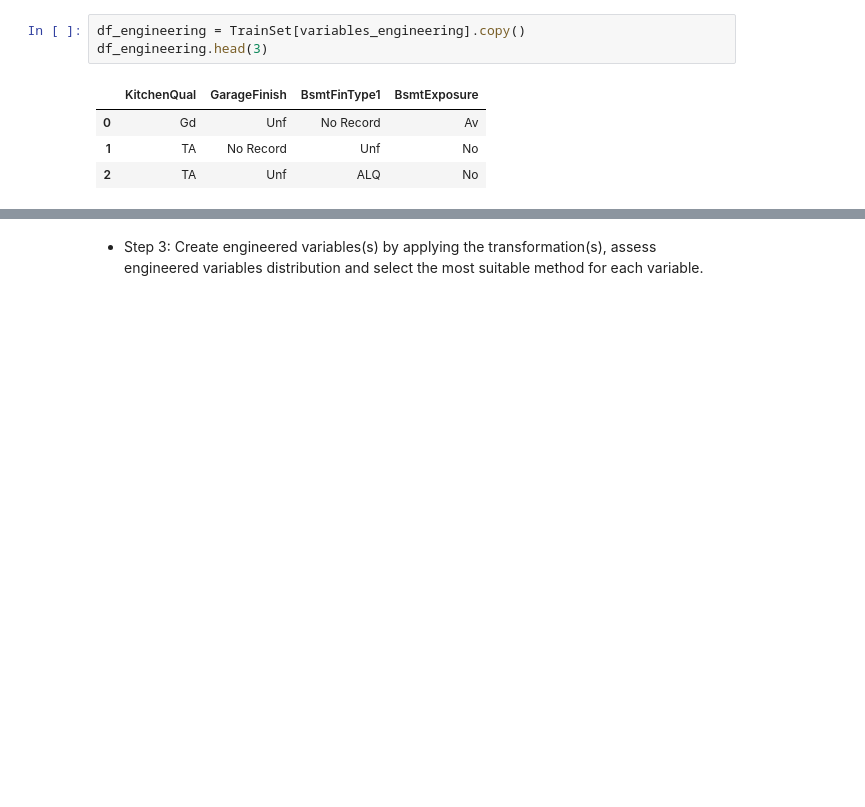
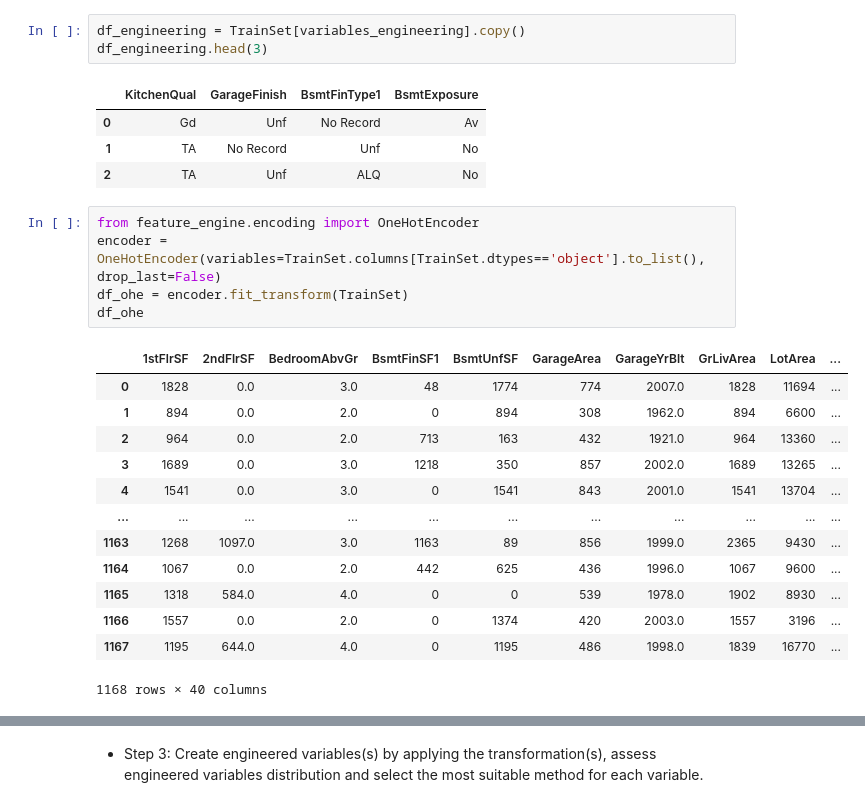
Before and after one commit to rimanfarhood/HeritageHousing, a Jupyter notebook: jupyter_notebooks/04 - FeatureEngineering.ipynb, the cells around one changed output, grey strips where cells are left out. Saved outputs shown, nothing was run; the diff lists cells and outputs as text; blank space fills up the shorter version.

```diff
--- a/jupyter_notebooks/04 - FeatureEngineering.ipynb
+++ b/jupyter_notebooks/04 - FeatureEngineering.ipynb
@@ -371,3 +351,22 @@ df_engineering.head(3)
 | 0 | Gd | Unf | No Record | Av |
 | 1 | TA | No Record | Unf | No |
 | 2 | TA | Unf | ALQ | No |
+# %%
+from feature_engine.encoding import OneHotEncoder
+encoder = OneHotEncoder(variables=TrainSet.columns[TrainSet.dtypes=='object'].to_list(), drop_last=False)
+df_ohe = encoder.fit_transform(TrainSet)
+df_ohe
+# %% [output]
+|  | 1stFlrSF | 2ndFlrSF | BedroomAbvGr | BsmtFinSF1 | BsmtUnfSF | GarageArea | GarageYrBlt | GrLivArea | LotArea | ... |
+| 0 | 1828 | 0.0 | 3.0 | 48 | 1774 | 774 | 2007.0 | 1828 | 11694 | ... |
+| 1 | 894 | 0.0 | 2.0 | 0 | 894 | 308 | 1962.0 | 894 | 6600 | ... |
+| 2 | 964 | 0.0 | 2.0 | 713 | 163 | 432 | 1921.0 | 964 | 13360 | ... |
+| 3 | 1689 | 0.0 | 3.0 | 1218 | 350 | 857 | 2002.0 | 1689 | 13265 | ... |
+| 4 | 1541 | 0.0 | 3.0 | 0 | 1541 | 843 | 2001.0 | 1541 | 13704 | ... |
+| ... | ... | ... | ... | ... | ... | ... | ... | ... | ... | ... |
+| 1163 | 1268 | 1097.0 | 3.0 | 1163 | 89 | 856 | 1999.0 | 2365 | 9430 | ... |
+| 1164 | 1067 | 0.0 | 2.0 | 442 | 625 | 436 | 1996.0 | 1067 | 9600 | ... |
+| 1165 | 1318 | 584.0 | 4.0 | 0 | 0 | 539 | 1978.0 | 1902 | 8930 | ... |
+| 1166 | 1557 | 0.0 | 2.0 | 0 | 1374 | 420 | 2003.0 | 1557 | 3196 | ... |
+| 1167 | 1195 | 644.0 | 4.0 | 0 | 1195 | 486 | 1998.0 | 1839 | 16770 | ... |
+1168 rows × 40 columns
```
Also changed, not shown: parts of 7 cells of this notebook, 3 other files.
